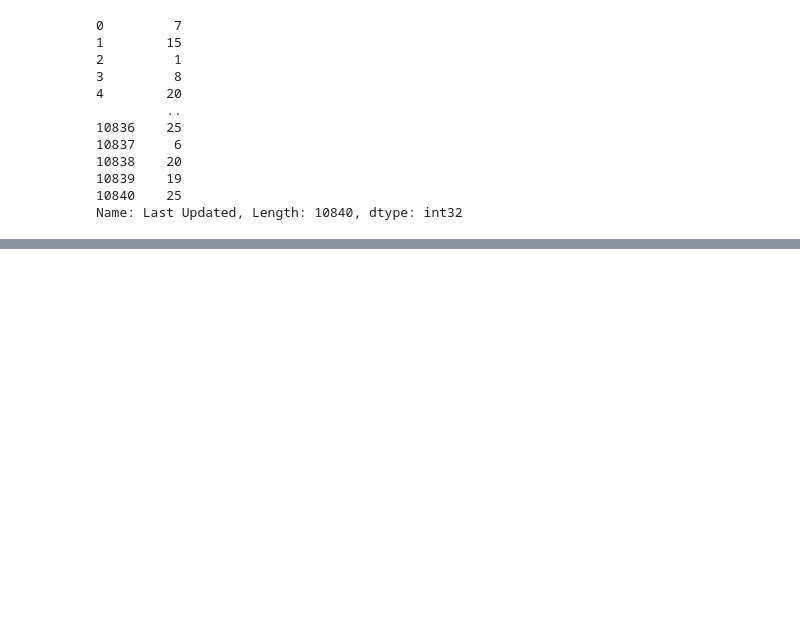
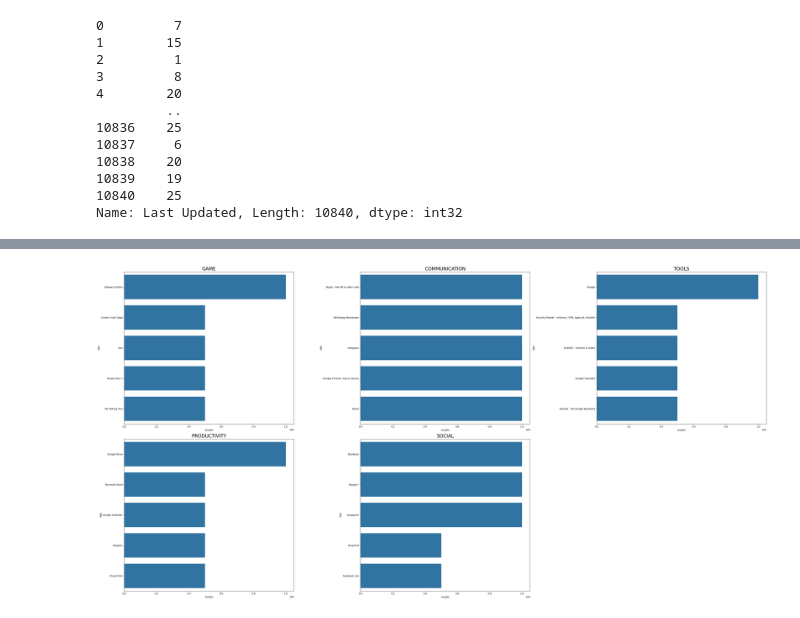
Before and after one commit to mlkenrcydn/Google_PlayStore_Dataset_EDA, a Jupyter notebook: GooglePlayStoreDatasetEDA.ipynb, the cells around one changed output, grey strips where cells are left out. Drawn from its saved outputs; the diff is of its cells as text; code cells hidden in the pictures; blank space fills up the shorter version.

```diff
--- a/GooglePlayStoreDatasetEDA.ipynb
+++ b/GooglePlayStoreDatasetEDA.ipynb
@@ -599,0 +913,2 @@ df_clean.head()
+# %%
+df_app_cat = df_clean.groupby(["Category", "App"])["Installs"].sum().reset_index()
@@ -599,0 +931,8 @@ df_clean.head()
+# %%
+df_app_cat = df_app_cat.sort_values("Installs", ascending=False)
+# %%
+apps = ["GAME","COMMUNICATION","TOOLS","PRODUCTIVITY","SOCIAL"]
+
+for i, app in enumerate(apps):
+    df2 = df_app_cat[df_app_cat.Category == app]
+    print(df2)
@@ -599,0 +957,6 @@ df_clean.head()
+# %%
+apps = ["GAME","COMMUNICATION","TOOLS","PRODUCTIVITY","SOCIAL"]
+
+for i, app in enumerate(apps):
+    df2 = df_app_cat[df_app_cat.Category == app].head(5)
+    print(df2)
@@ -599,0 +981,15 @@ df_clean.head()
+# %%
+apps = ["GAME","COMMUNICATION","TOOLS","PRODUCTIVITY","SOCIAL"]
+
+plt.figure(figsize=(40,20))
+for i, app in enumerate(apps):
+    df2 = df_app_cat[df_app_cat.Category == app].head(5)
+
+    plt.subplot(2,3,i+1)
+    sns.barplot(data=df2, x="Installs", y="App")
+    plt.title(app, size=20)
+
+plt.tight_layout()
+plt.show()
+# %% [output]
+[figure, added]
```
Also changed, not shown: parts of 65 cells of this notebook.
